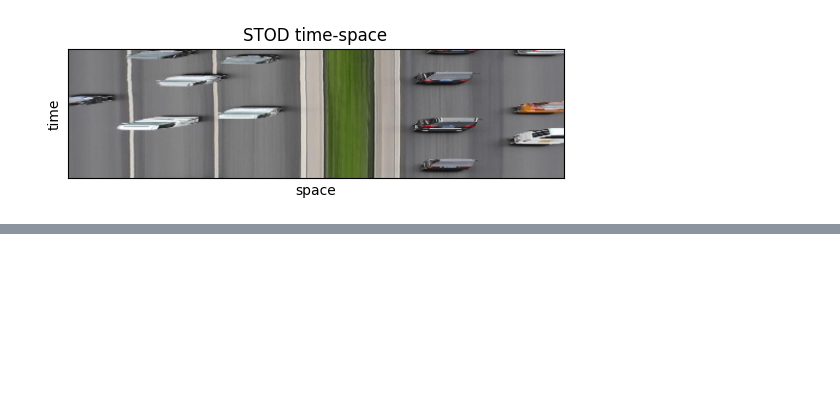
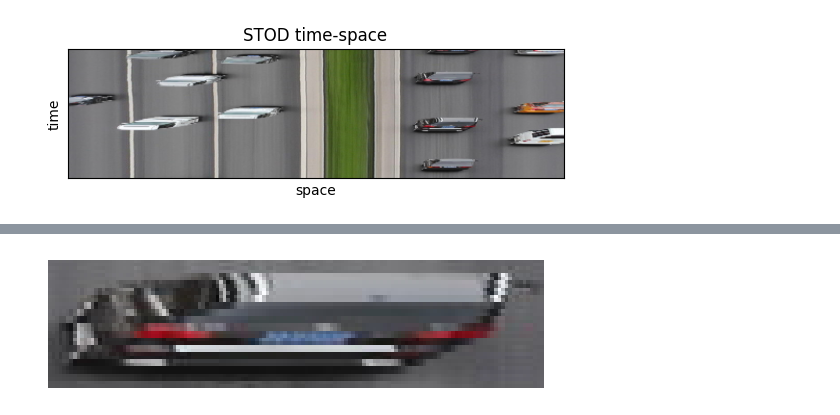
Before and after one commit to Beilong-Tang/scanline_object_detection, a Jupyter notebook: demo/visualize_framework/visualize_line.ipynb, the cells around one changed output, grey strips where cells are left out. Cells and saved outputs as stored; diff of their text form; code cells hidden in the pictures; blank space fills up the shorter version.

```diff
--- a/demo/visualize_framework/visualize_line.ipynb
+++ b/demo/visualize_framework/visualize_line.ipynb
@@ -53,0 +54,9 @@ plt.show()
+# %%
+## Get the object and scale it
+obj = result[130:166, 664:803]
+plt.imshow(obj)
+plt.axis('off')
+skimage.io.imsave( "stod_car.png", obj)
+plt.show()
+# %% [output]
+[figure, added]
```
Also changed, not shown: parts of 1 cell of this notebook.
